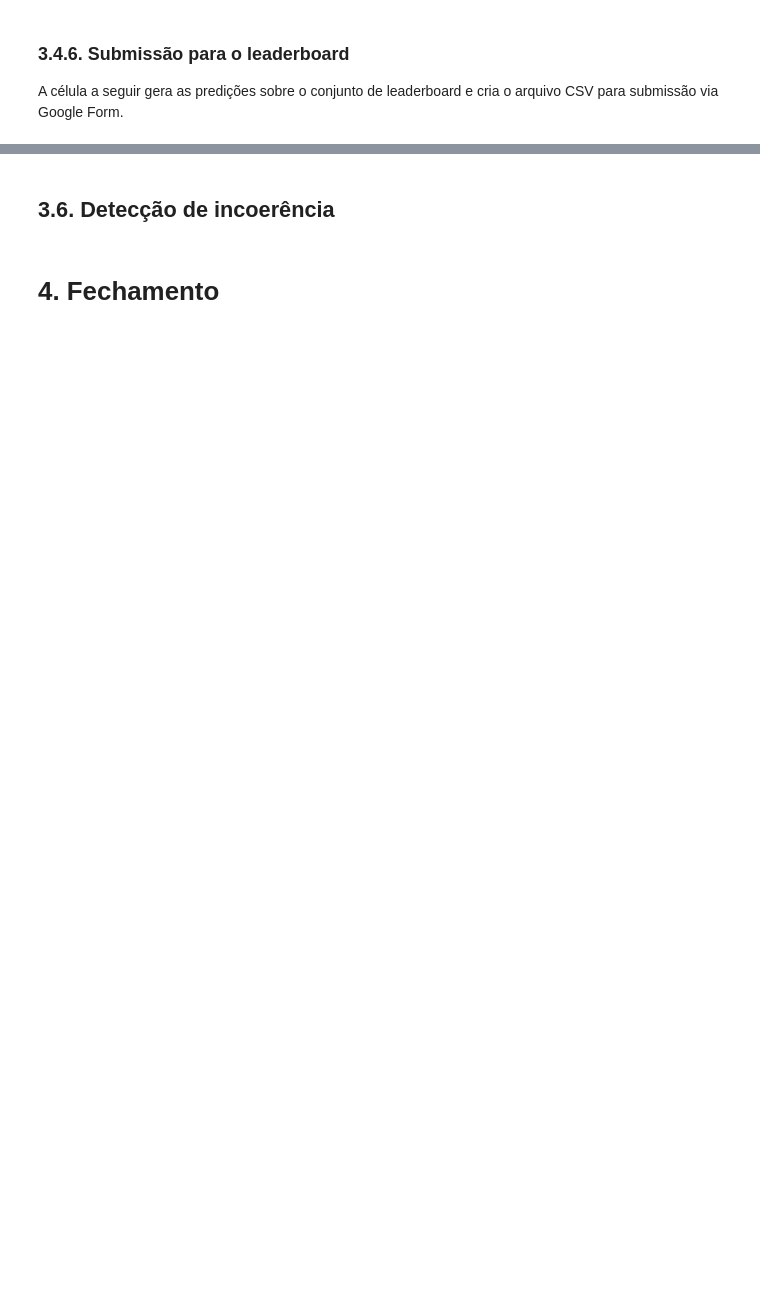
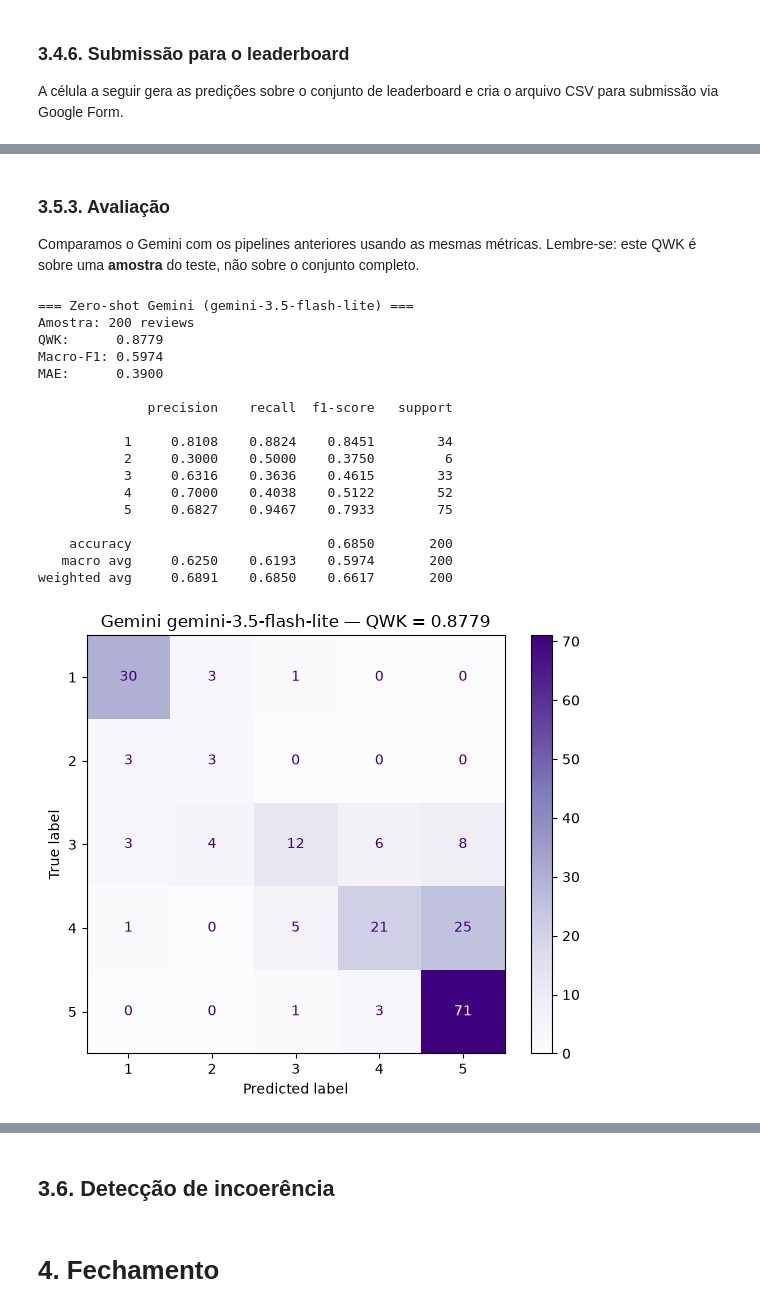
Before and after one commit to hellsdeur/plncc, a Jupyter notebook: plncc.ipynb, the cells around one changed output, grey strips where cells are left out. Saved outputs shown, nothing was run; the diff lists cells and outputs as text; code cells hidden in the pictures; blank space fills up the shorter version.

Commit message:
feat: gemini pipeline

```diff
--- a/plncc.ipynb
+++ b/plncc.ipynb
@@ -976,0 +985,20 @@ Arquivo de submissão gerado: submission_lstm.csv (300 predições)
+# %%
+from pathlib import Path
+
+for line in Path(".env").read_text().splitlines():
+    line = line.strip()
+    if line and not line.startswith("#") and "=" in line:
+        key, _, value = line.partition("=")
+        os.environ[key.strip()] = value.strip()
+# %%
+import google.generativeai as genai
+# from google.colab import userdata
+
+GEMINI_API_KEY = os.environ.get("GEMINI_API_KEY")  #@param {type: "string"}
+# GEMINI_API_KEY = userdata.get("GEMINI_API_KEY")  #@param {type: "string"}
+GEMINI_MODEL = "gemini-3.5-flash-lite"  #@param ["gemini-3.6-flash", "gemini-3.6-flash-lite"] {type: "string"}
+
+genai.configure(api_key=GEMINI_API_KEY)
+gemini = genai.GenerativeModel(GEMINI_MODEL)
+
+print(f"Modelo configurado: {GEMINI_MODEL}")
@@ -976,0 +1075,41 @@ Arquivo de submissão gerado: submission_lstm.csv (300 predições)
+# %% [markdown]
+### 3.5.3. Avaliação
+
+Comparamos o Gemini com os pipelines anteriores usando as mesmas métricas. Lembre-se: este QWK é sobre uma **amostra** do teste, não sobre o conjunto completo.
+# %%
+qwk_gemini = cohen_kappa_score(y_true_gemini, y_pred_gemini, weights="quadratic")
+f1_gemini = f1_score(y_true_gemini, y_pred_gemini, average="macro")
+mae_gemini = mean_absolute_error(y_true_gemini, y_pred_gemini)
+
+print(f"=== Zero-shot Gemini ({GEMINI_MODEL}) ===")
+print(f"Amostra: {len(y_true_gemini)} reviews")
+print(f"QWK:      {qwk_gemini:.4f}")
+print(f"Macro-F1: {f1_gemini:.4f}")
+print(f"MAE:      {mae_gemini:.4f}")
+print()
+print(classification_report(y_true_gemini, y_pred_gemini, digits=4))
+
+fig, ax = plt.subplots(figsize=(6, 5))
+ConfusionMatrixDisplay.from_predictions(y_true_gemini, y_pred_gemini, ax=ax, cmap="Purples")
+ax.set_title(f"Gemini {GEMINI_MODEL} — QWK = {qwk_gemini:.4f}")
+plt.tight_layout()
+plt.show()
+# %% [output]
+=== Zero-shot Gemini (gemini-3.5-flash-lite) ===
+Amostra: 200 reviews
+QWK:      0.8779
+Macro-F1: 0.5974
+MAE:      0.3900
+
+              precision    recall  f1-score   support
+
+           1     0.8108    0.8824    0.8451        34
+           2     0.3000    0.5000    0.3750         6
+           3     0.6316    0.3636    0.4615        33
+           4     0.7000    0.4038    0.5122        52
+           5     0.6827    0.9467    0.7933        75
+
+    accuracy                         0.6850       200
+   macro avg     0.6250    0.6193    0.5974       200
+weighted avg     0.6891    0.6850    0.6617       200
+[figure, added]
```
Also changed, not shown: parts of 15 cells of this notebook.
